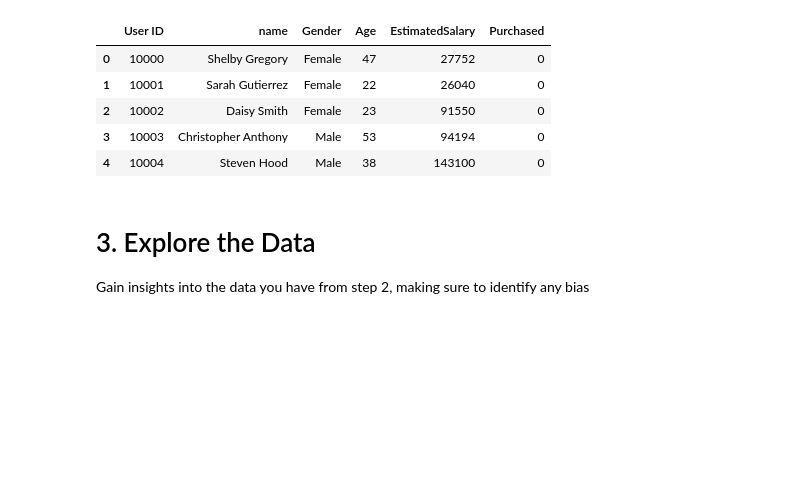
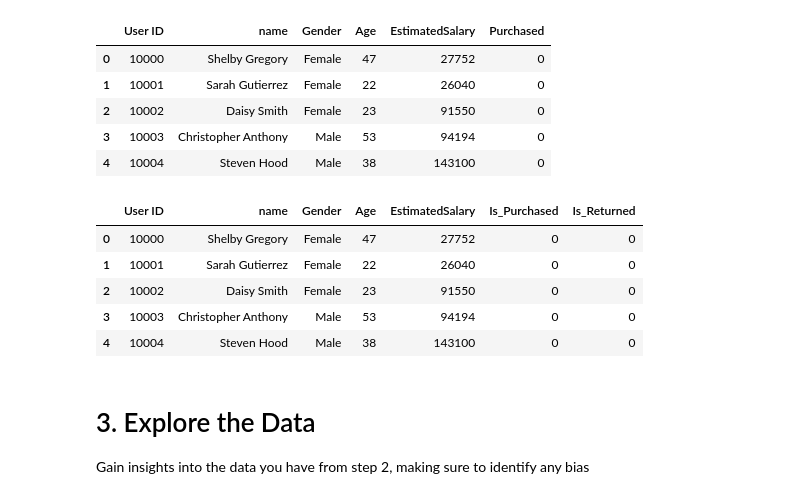
Before and after one commit to mandiiiwu/ml-classwork, a Jupyter notebook: Project_3/Project_3.ipynb, the cells around one changed output. Saved outputs shown, nothing was run; the diff lists cells and outputs as text; code cells hidden in the pictures; blank space fills up the shorter version.

```diff
--- a/Project_3/Project_3.ipynb
+++ b/Project_3/Project_3.ipynb
@@ -44,6 +61,21 @@ OG_DF.head()
 | 2 | 10002 | Daisy Smith | Female | 23 | 91550 | 0 |
 | 3 | 10003 | Christopher Anthony | Male | 53 | 94194 | 0 |
 | 4 | 10004 | Steven Hood | Male | 38 | 143100 | 0 |
+# %%
+modded_df = OG_DF.copy()
+modded_df['Is_Purchased'] = ((modded_df['Purchased'] == 1) | (modded_df['Purchased'] == -1)).astype(int)
+modded_df['Is_Returned'] = (modded_df['Purchased'] == -1).astype(int)
+modded_df.drop(columns=['Purchased'], inplace=True)
+modded_df.fillna(0)
+modded_df.to_csv('data/modded_df.csv', index=False)
+modded_df.head()
+# %% [output]
+|  | User ID | name | Gender | Age | EstimatedSalary | Is_Purchased | Is_Returned |
+| 0 | 10000 | Shelby Gregory | Female | 47 | 27752 | 0 | 0 |
+| 1 | 10001 | Sarah Gutierrez | Female | 22 | 26040 | 0 | 0 |
+| 2 | 10002 | Daisy Smith | Female | 23 | 91550 | 0 | 0 |
+| 3 | 10003 | Christopher Anthony | Male | 53 | 94194 | 0 | 0 |
+| 4 | 10004 | Steven Hood | Male | 38 | 143100 | 0 | 0 |
 # %% [markdown]
 # 3. Explore the Data
 Gain insights into the data you have from step 2, making sure to identify any bias
```
Also changed, not shown: parts of 23 cells of this notebook.
